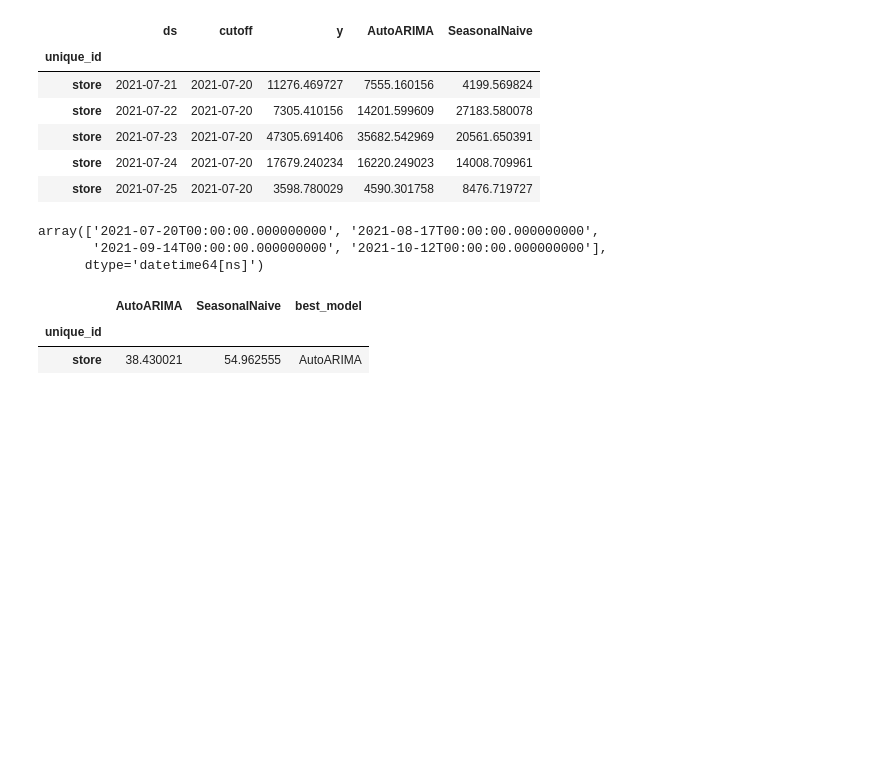
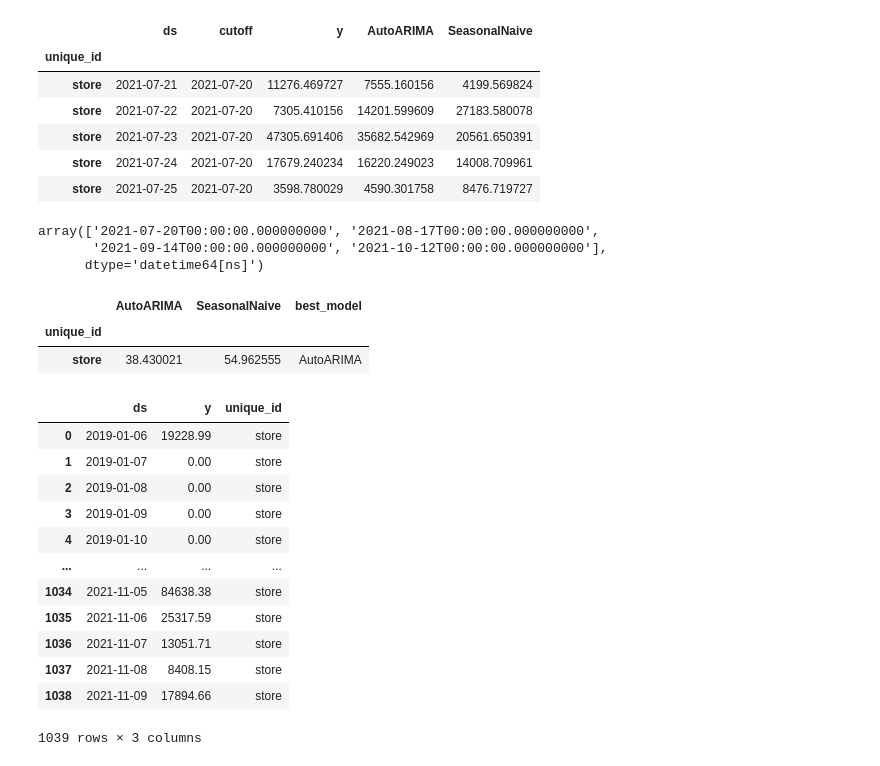
Before and after one commit to kassandratrejo/StatsForecast, a Jupyter notebook: Checks_List.ipynb, the cells around one changed output. Saved outputs shown, nothing was run; the diff lists cells and outputs as text; code cells hidden in the pictures; blank space fills up the shorter version.

```diff
--- a/Checks_List.ipynb
+++ b/Checks_List.ipynb
@@ -620,0 +630,17 @@ from datasetsforecast.losses import mase, smape
+# %%
+# splitting the data
+Y_df
+# %% [output]
+|  | ds | y | unique_id |
+| 0 | 2019-01-06 | 19228.99 | store |
+| 1 | 2019-01-07 | 0.00 | store |
+| 2 | 2019-01-08 | 0.00 | store |
+| 3 | 2019-01-09 | 0.00 | store |
+| 4 | 2019-01-10 | 0.00 | store |
+| ... | ... | ... | ... |
+| 1034 | 2021-11-05 | 84638.38 | store |
+| 1035 | 2021-11-06 | 25317.59 | store |
+| 1036 | 2021-11-07 | 13051.71 | store |
+| 1037 | 2021-11-08 | 8408.15 | store |
+| 1038 | 2021-11-09 | 17894.66 | store |
+1039 rows × 3 columns
```
Also changed, not shown: parts of 36 cells of this notebook.
